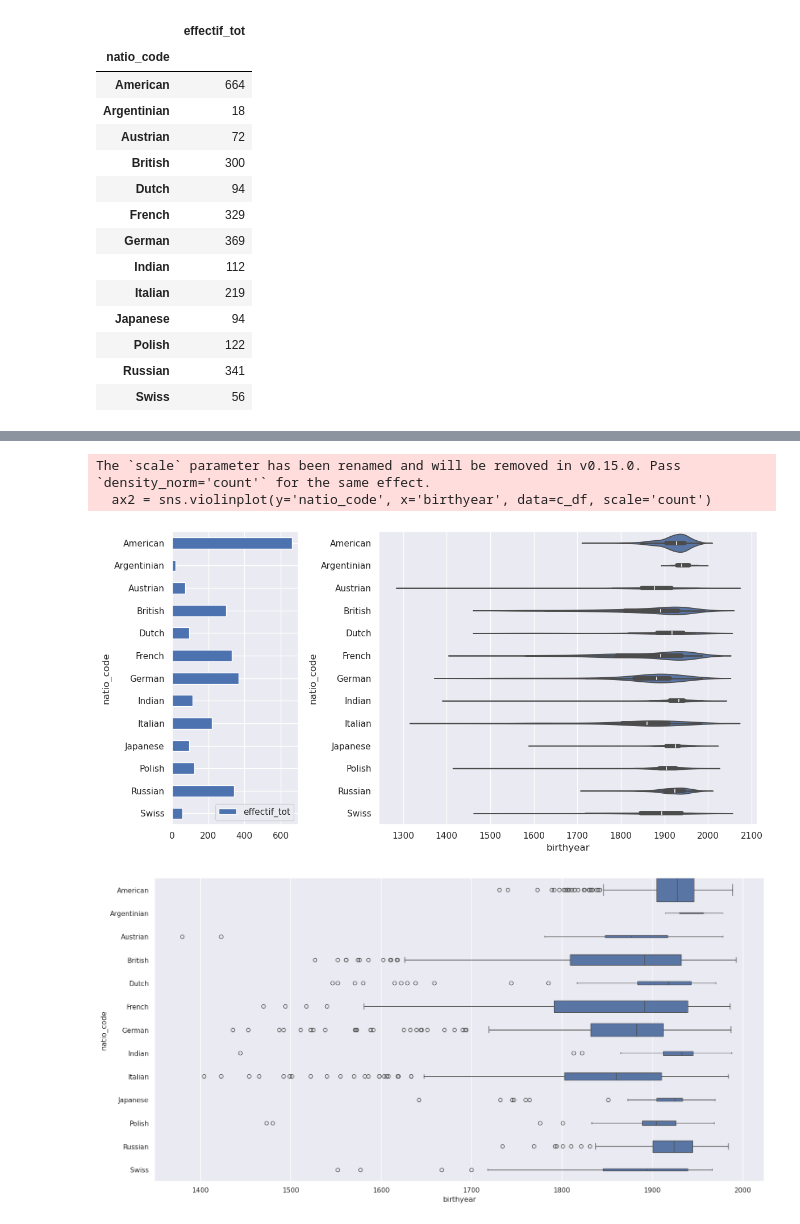
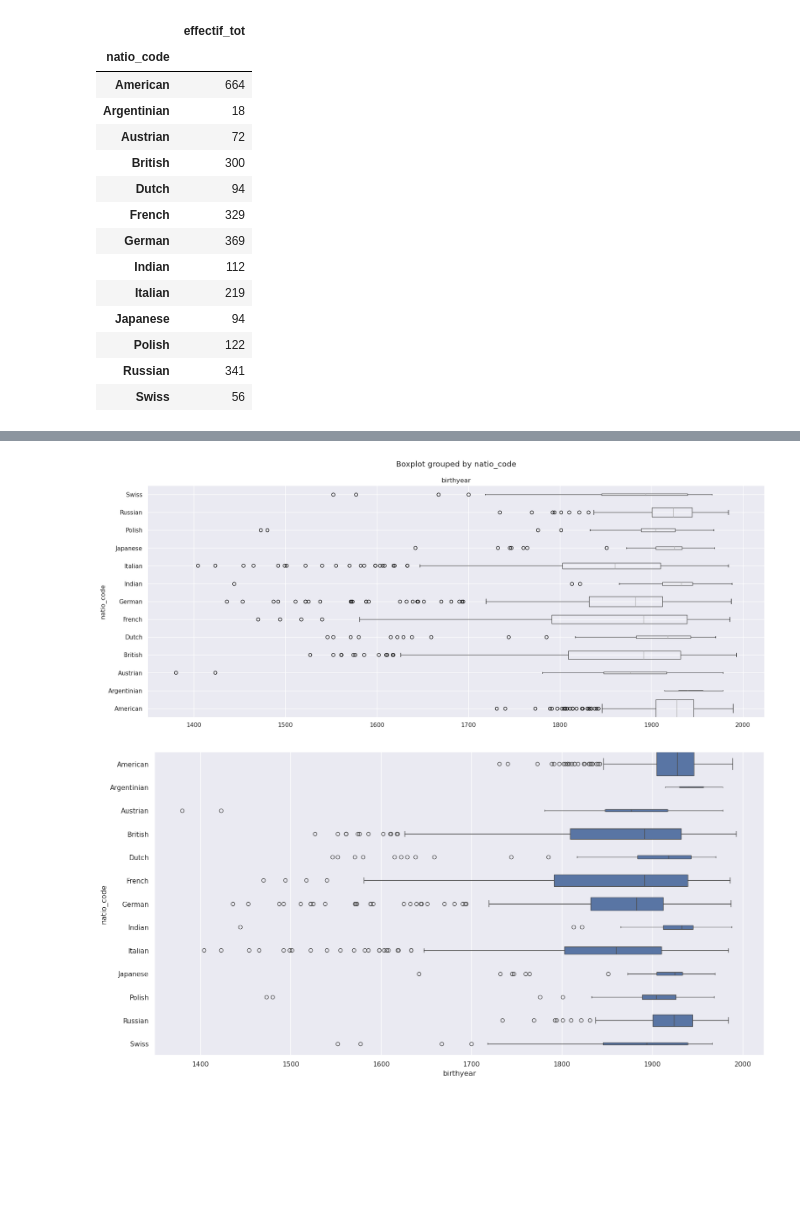
Before and after one commit to Chiodo53/astronomers, a Jupyter notebook: notebooks_jupyter/dbpedia_exploration/dpb_countries_births.ipynb, the cells around one changed output, grey strips where cells are left out. Cells and saved outputs as stored; diff of their text form; code cells hidden in the pictures; blank space fills up the shorter version.

```diff
--- a/notebooks_jupyter/dbpedia_exploration/dpb_countries_births.ipynb
+++ b/notebooks_jupyter/dbpedia_exploration/dpb_countries_births.ipynb
@@ -123,18 +102,11 @@ plt.show()
-# %%
-fig, (ax1, ax2) = plt.subplots(ncols=2, figsize=(20,6),  width_ratios=[1, 3])
-gd_df = c_df[['natio_code','effectif_tot']].groupby(by=['natio_code']).max()\
-      .sort_index(ascending=False).plot(kind='barh', figsize=(12,6), ax=ax1)
-
-#sns.set_theme(rc={'figure.figsize':(18,10)})
-ax2 = sns.violinplot(y='natio_code', x='birthyear', data=c_df, scale='count')
-
-fig.tight_layout()
-plt.savefig('pictures/natio_code_birth_year_20241209.png')
-plt.show()
-# %% [output]
-The `scale` parameter has been renamed and will be removed in v0.15.0. Pass `density_norm='count'` for the same effect.
-  ax2 = sns.violinplot(y='natio_code', x='birthyear', data=c_df, scale='count')
-[figure, removed]
+# %%
+total = float(sum(counts))
+widths = [c/max(counts) for c in counts]
+c_df.sort_values(by='natio_code', ascending=True).boxplot(column='birthyear', by='natio_code',
+          vert=False, widths=widths, figsize=(20,8))
+plt.show()
+# %% [output]
+[figure, added]
 # %%
 sns.set_theme(rc={'figure.figsize':(18,9)})
 
```
Also changed, not shown: parts of 12 cells of this notebook.
